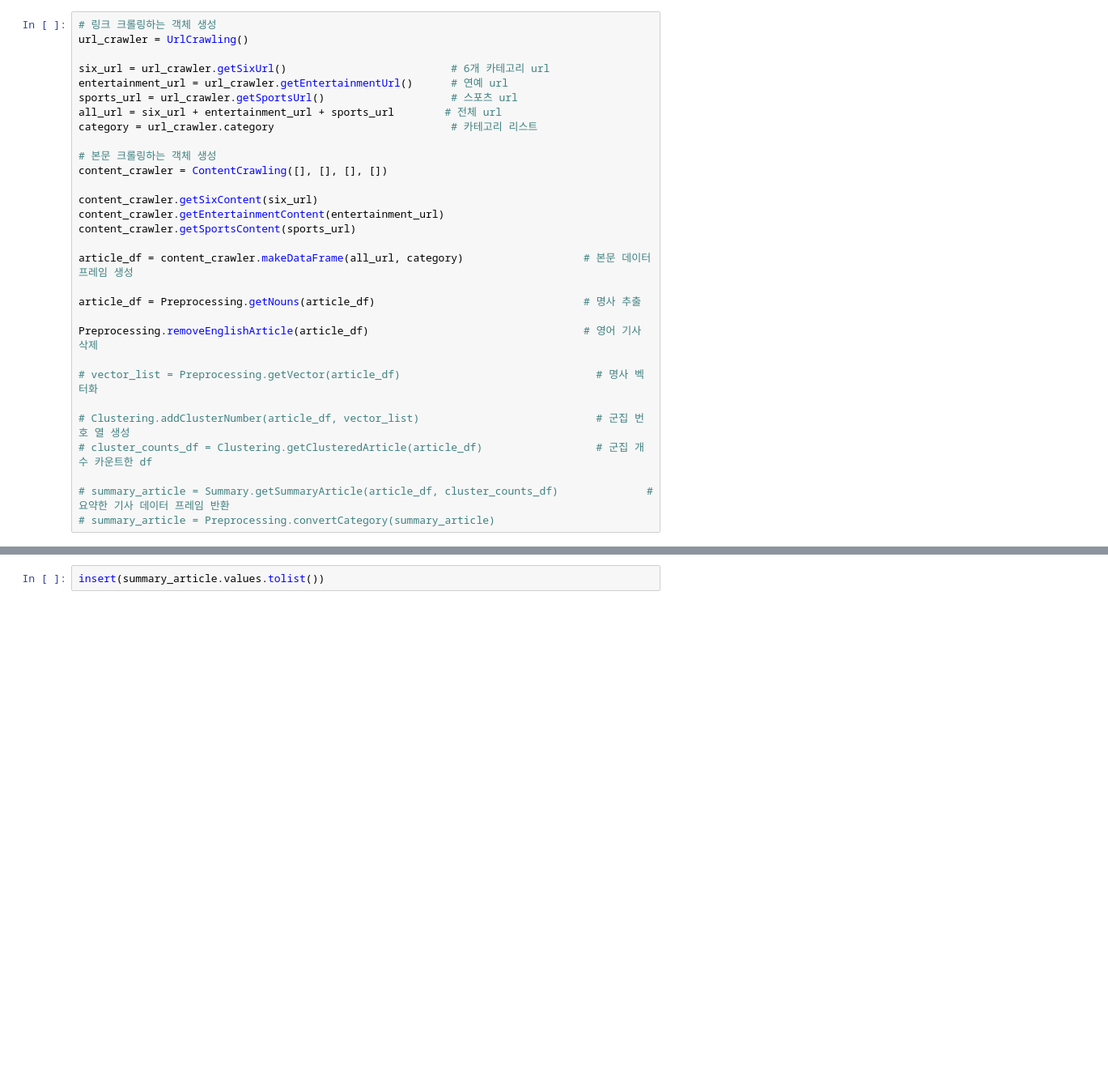
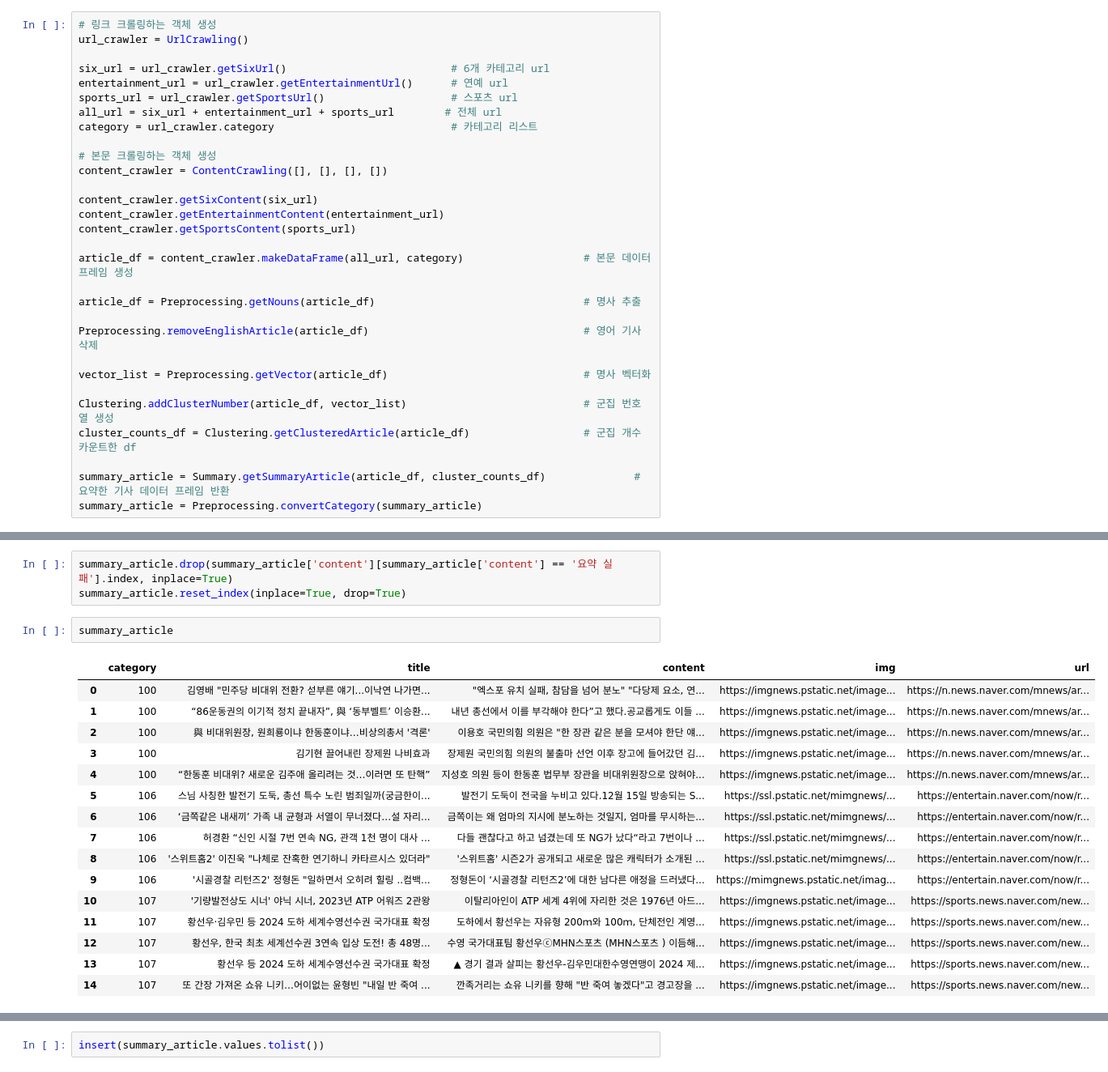
Before and after one commit to Yoon-juhan/naverNewsSummary, a Jupyter notebook: shortnews/test.ipynb, the cells around one changed output, grey strips where cells are left out. Shown: that part at 81% size. Saved outputs shown, nothing was run; the diff lists cells and outputs as text; blank space fills up the shorter version.

Commit message:
content 내용을 TTS 변환 1

```diff
--- a/shortnews/test.ipynb
+++ b/shortnews/test.ipynb
@@ -32,10 +33,10 @@ article_df = Preprocessing.getNouns(article_df)
 
 Preprocessing.removeEnglishArticle(article_df)                                  # 영어 기사 삭제
 
-# vector_list = Preprocessing.getVector(article_df)                               # 명사 벡터화
+vector_list = Preprocessing.getVector(article_df)                               # 명사 벡터화
 
-# Clustering.addClusterNumber(article_df, vector_list)                            # 군집 번호 열 생성
-# cluster_counts_df = Clustering.getClusteredArticle(article_df)                  # 군집 개수 카운트한 df
+Clustering.addClusterNumber(article_df, vector_list)                            # 군집 번호 열 생성
+cluster_counts_df = Clustering.getClusteredArticle(article_df)                  # 군집 개수 카운트한 df
 
-# summary_article = Summary.getSummaryArticle(article_df, cluster_counts_df)              # 요약한 기사 데이터 프레임 반환
-# summary_article = Preprocessing.convertCategory(summary_article)
+summary_article = Summary.getSummaryArticle(article_df, cluster_counts_df)              # 요약한 기사 데이터 프레임 반환
+summary_article = Preprocessing.convertCategory(summary_article)
@@ -42,2 +61,24 @@ Preprocessing.removeEnglishArticle(article_df)
+# %%
+summary_article.drop(summary_article['content'][summary_article['content'] == '요약 실패'].index, inplace=True)
+summary_article.reset_index(inplace=True, drop=True)
+# %%
+summary_article
+# %% [output]
+|  | category | title | content | img | url |
+| 0 | 100 | 김영배 "민주당 비대위 전환? 섣부른 얘기...이낙연 나가면... | "엑스포 유치 실패, 참담을 넘어 분노" "다당제 요소, 연... | https://imgnews.pstatic.net/image... | https://n.news.naver.com/mnews/ar... |
+| 1 | 100 | “86운동권의 이기적 정치 끝내자”, 與 ‘동부벨트’ 이승환... | 내년 총선에서 이를 부각해야 한다”고 했다.공교롭게도 이들 ... | https://imgnews.pstatic.net/image... | https://n.news.naver.com/mnews/ar... |
+| 2 | 100 | 與 비대위원장, 원희룡이냐 한동훈이냐…비상의총서 '격론' | 이용호 국민의힘 의원은 "한 장관 같은 분을 모셔야 한단 얘... | https://imgnews.pstatic.net/image... | https://n.news.naver.com/mnews/ar... |
+| 3 | 100 | 김기현 끌어내린 장제원 나비효과 | 장제원 국민의힘 의원의 불출마 선언 이후 장고에 들어갔던 김... | https://imgnews.pstatic.net/image... | https://n.news.naver.com/mnews/ar... |
+| 4 | 100 | “한동훈 비대위? 새로운 김주애 올리려는 것…이러면 또 탄핵” | 지성호 의원 등이 한동훈 법무부 장관을 비대위원장으로 앉혀야... | https://imgnews.pstatic.net/image... | https://n.news.naver.com/mnews/ar... |
+| 5 | 106 | 스님 사칭한 발전기 도둑, 총선 특수 노린 범죄일까(궁금한이... | 발전기 도둑이 전국을 누비고 있다.12월 15일 방송되는 S... | https://ssl.pstatic.net/mimgnews/... | https://entertain.naver.com/now/r... |
+| 6 | 106 | ‘금쪽같은 내새끼’ 가족 내 균형과 서열이 무너졌다…설 자리... | 금쪽이는 왜 엄마의 지시에 분노하는 것일지, 엄마를 무시하는... | https://ssl.pstatic.net/mimgnews/... | https://entertain.naver.com/now/r... |
+| 7 | 106 | 허경환 “신인 시절 7번 연속 NG, 관객 1천 명이 대사 ... | 다들 괜찮다고 하고 넘겼는데 또 NG가 났다“라고 7번이나 ... | https://ssl.pstatic.net/mimgnews/... | https://entertain.naver.com/now/r... |
+| 8 | 106 | '스위트홈2' 이진욱 "나체로 잔혹한 연기하니 카타르시스 있더라" | '스위트홈' 시즌2가 공개되고 새로운 많은 캐릭터가 소개된 ... | https://ssl.pstatic.net/mimgnews/... | https://entertain.naver.com/now/r... |
+| 9 | 106 | '시골경찰 리턴즈2' 정형돈 "일하면서 오히려 힐링 ..컴백... | 정형돈이 ‘시골경찰 리턴즈2’에 대한 남다른 애정을 드러냈다... | https://mimgnews.pstatic.net/imag... | https://entertain.naver.com/now/r... |
+| 10 | 107 | '기량발전상도 시너' 야닉 시너, 2023년 ATP 어워즈 2관왕 | 이탈리아인이 ATP 세계 4위에 자리한 것은 1976년 아드... | https://imgnews.pstatic.net/image... | https://sports.news.naver.com/new... |
+| 11 | 107 | 황선우·김우민 등 2024 도하 세계수영선수권 국가대표 확정 | 도하에서 황선우는 자유형 200ｍ와 100ｍ, 단체전인 계영... | https://imgnews.pstatic.net/image... | https://sports.news.naver.com/new... |
+| 12 | 107 | 황선우, 한국 최초 세계선수권 3연속 입상 도전! 총 48명... | 수영 국가대표팀 황선우ⓒMHN스포츠 (MHN스포츠 ) 이듬해... | https://imgnews.pstatic.net/image... | https://sports.news.naver.com/new... |
+| 13 | 107 | 황선우 등 2024 도하 세계수영선수권 국가대표 확정 | ▲ 경기 결과 살피는 황선우-김우민대한수영연맹이 2024 제... | https://imgnews.pstatic.net/image... | https://sports.news.naver.com/new... |
+| 14 | 107 | 또 간장 가져온 쇼유 니키…어이없는 윤형빈 "내일 반 죽여 ... | 깐족거리는 쇼유 니키를 향해 "반 죽여 놓겠다"고 경고장을 ... | https://imgnews.pstatic.net/image... | https://sports.news.naver.com/new... |
 # %%
 # csv로 저장
```
Also changed, not shown: parts of 6 cells of this notebook, 8 other files.
